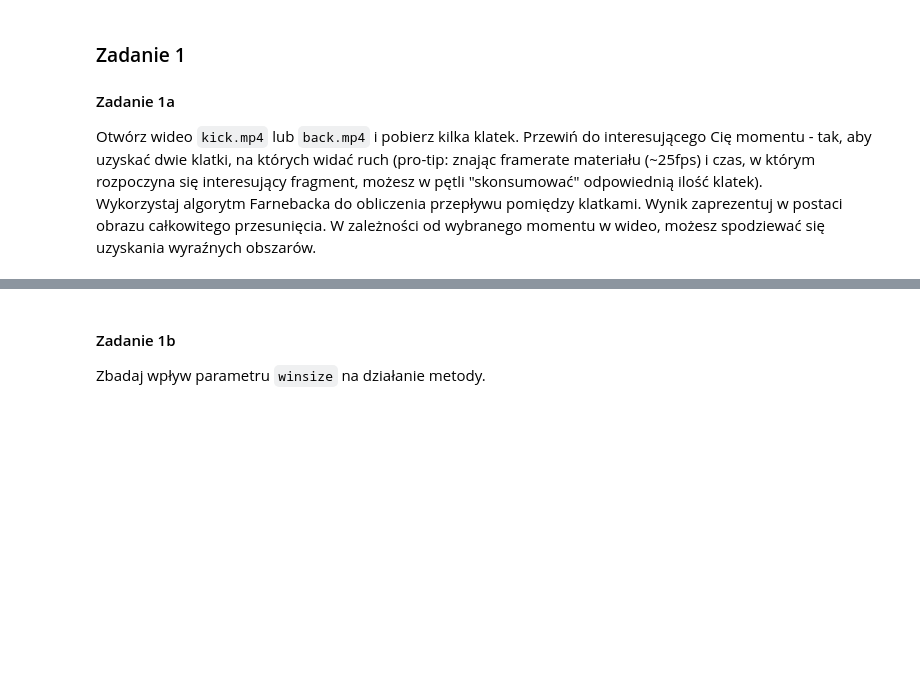
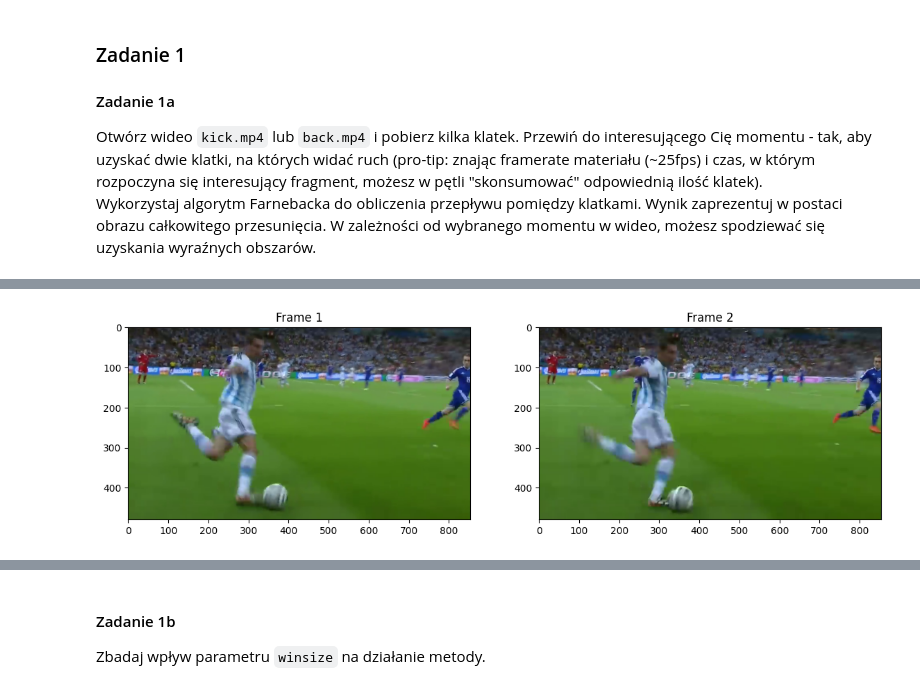
Before and after one commit to Robertpawelh/AiPOiW, a Jupyter notebook: Lab7/Lab7.1_zadanie.ipynb, the cells around one changed output, grey strips where cells are left out. Cells and saved outputs as stored; diff of their text form; code cells hidden in the pictures; blank space fills up the shorter version.

```diff
--- a/Lab7/Lab7.1_zadanie.ipynb
+++ b/Lab7/Lab7.1_zadanie.ipynb
@@ -49,0 +104,4 @@ Wykorzystaj algorytm Farnebacka do obliczenia przepływu pomiędzy klatkami. Wyn
+# %%
+back_frames = get_frames("Data/back.mp4", 1, 2, 2)
+plot_frames(back_frames)
+# %% [output]
@@ -49,0 +110 @@ Wykorzystaj algorytm Farnebacka do obliczenia przepływu pomiędzy klatkami. Wyn
+[figure, added]
```
Also changed, not shown: parts of 8 cells of this notebook, 1 other file.
